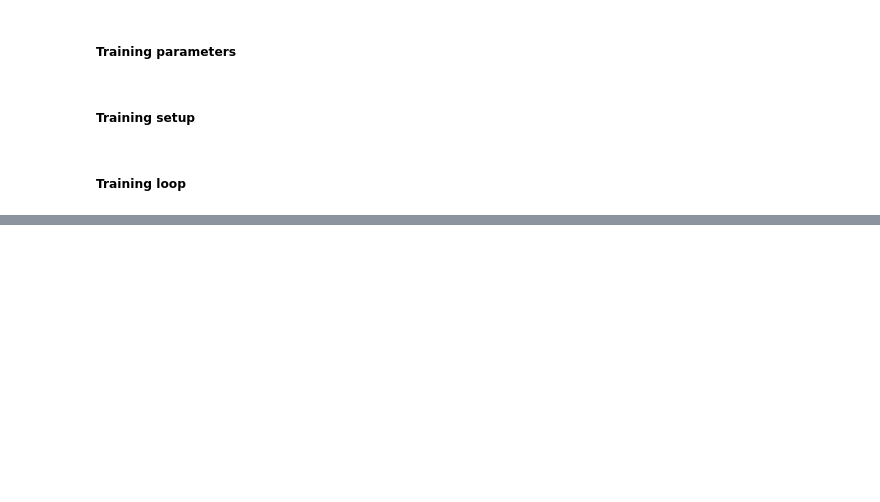
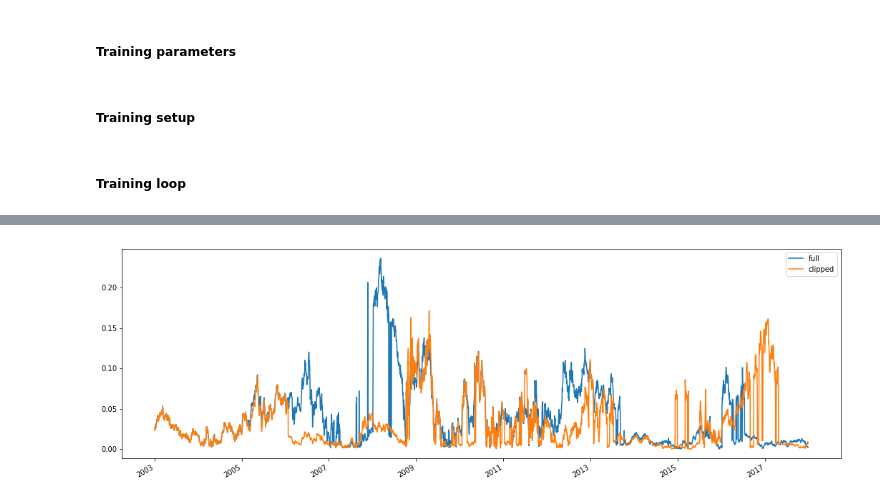
Before and after one commit to kowaalczyk/quant-invest, a Jupyter notebook: LSTM.ipynb, the cells around one changed output, grey strips where cells are left out. Saved outputs shown, nothing was run; the diff lists cells and outputs as text; code cells hidden in the pictures; blank space fills up the shorter version.

```diff
--- a/LSTM.ipynb
+++ b/LSTM.ipynb
@@ -118,0 +251,42 @@ KeyboardInterrupt:
+# %%
+from typing import Dict
+
+def load_base_portfolios(prefix: str) -> Dict[str, pd.DataFrame]:
+    data = dict()
+    data['allocacations'] = pd.read_csv(
+        prefix+'allocations.csv',
+        index_col=0,
+        parse_dates=True
+    )
+    data['features'] = pd.read_csv(
+        prefix+'features.csv',
+        index_col=0,
+        parse_dates=True
+    )
+    data['optimal_portfolios'] = pd.read_csv(
+        prefix+'optimal-portfolios.csv',
+        index_col=0,
+        header=None,
+        squeeze=True,
+        parse_dates=True
+    )
+    data['test_performances'] = pd.read_csv(
+        prefix+'test-performances.csv',
+        index_col=0,
+        parse_dates=True
+    )
+    return data
+# %%
+base_full = load_base_portfolios(
+    '../input/quantinvestclassical/18-funds-data-2019-03-16-'
+)
+base_clipped = load_base_portfolios(
+    '../input/quantinvestclassical/18-funds-data-clipped-1260-2019-03-16-'
+)
+# %%
+ax = base_full['test_performances'].std(axis=1).rename("full").plot(figsize=(18,6))
+base_clipped['test_performances'].std(axis=1).rename("clipped").plot(ax=ax)
+plt.legend()
+plt.show()
+# %% [output]
+[figure, added]
```
Also changed, not shown: parts of 38 cells of this notebook, 5 other files.
